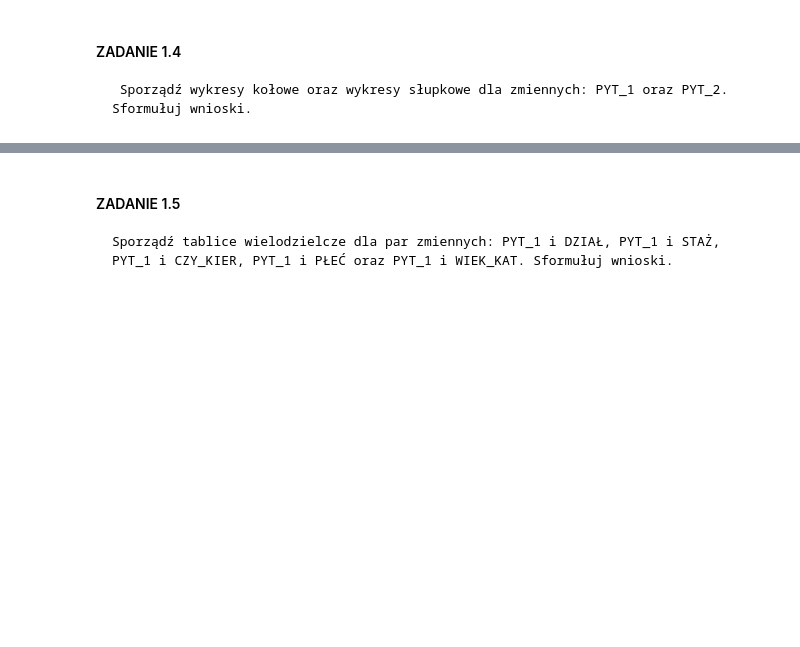
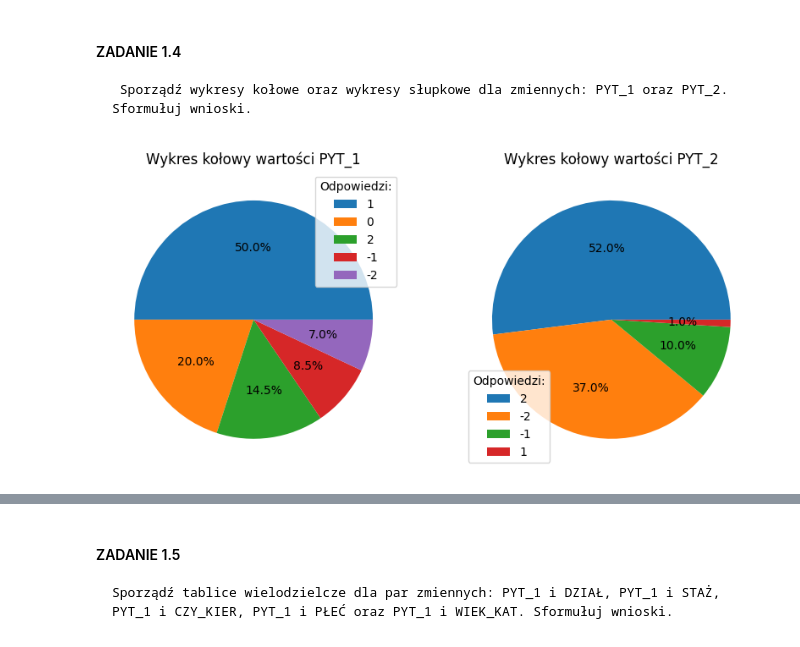
Before and after one commit to Jagaxxx/ADA_raporty, a Jupyter notebook: raport1/raport_l1.ipynb, the cells around one changed output, grey strips where cells are left out. Drawn from its saved outputs; the diff is of its cells as text; code cells hidden in the pictures; blank space fills up the shorter version.

```diff
--- a/raport1/raport_l1.ipynb
+++ b/raport1/raport_l1.ipynb
@@ -15,3 +15,6 @@ import plot_likert
 
 #### ZADANIE 1.1
     Wczytaj dane i przygotuj je do analizy. Zadbaj o odpowiednie typy zmiennych, zweryfikuj czy przyjmują wartości zgodne z powyższym opisem, zbadaj czy nie występują braki w danych.
+# %%
+data = pd.read_csv('ankieta.csv', encoding='Windows-1250', sep=';')
+data.head()
@@ -17,0 +62,5 @@ import plot_likert
+# %%
+data['DZIAŁ'] = data['DZIAŁ'].astype("category")
+data['CZY_KIER'] = data['CZY_KIER'].astype("category")
+data['PŁEĆ'] = data['PŁEĆ'].astype("category")
+data.info()
@@ -18,3 +83,15 @@ import plot_likert
 # %% [markdown]
 #### ZADANIE 1.2
     Utwórz zmienną WIEK_KAT przeprowadzając kategoryzację zmiennej WIEK korzystając z następujących przedziałów: do 35 lat, mięedzy 36 a 45 lat, między 46 a 55 lat, powyżej 55 lat.
+# %%
+def categorize_age(age):
+    if age <= 35:
+        return "<=35"
+    elif 36 <= age <= 45:
+        return "36-45"
+    elif 46 <= age <= 55:
+        return "46-55"
+    else:
+        return ">55"
+
+data["WIEK_KAT"] = data["WIEK"].apply(categorize_age)
@@ -24,3 +132,22 @@ import plot_likert
 # %% [markdown]
 #### ZADANIE 1.4
      Sporządź wykresy kołowe oraz wykresy słupkowe dla zmiennych: PYT_1 oraz PYT_2. Sformułuj wnioski.
+# %%
+pyt1_value = data["PYT_1"].value_counts()
+pyt2_value = data["PYT_2"].value_counts()
+# %%
+plt.figure(figsize=(10, 6))
+
+plt.subplot(1,2,1)
+plt.pie(pyt1_value, autopct="%.1f%%")
+plt.title('Wykres kołowy wartości PYT_1')
+plt.legend(title='Odpowiedzi:', labels=pyt1_value.index)
+
+plt.subplot(1,2,2)
+plt.pie(pyt2_value, autopct="%.1f%%")
+plt.title('Wykres kołowy wartości PYT_2')
+plt.legend(title='Odpowiedzi:', labels=pyt2_value.index)
+
+plt.show()
+# %% [output]
+[figure, added]
```
Also changed, not shown: parts of 39 cells of this notebook.
